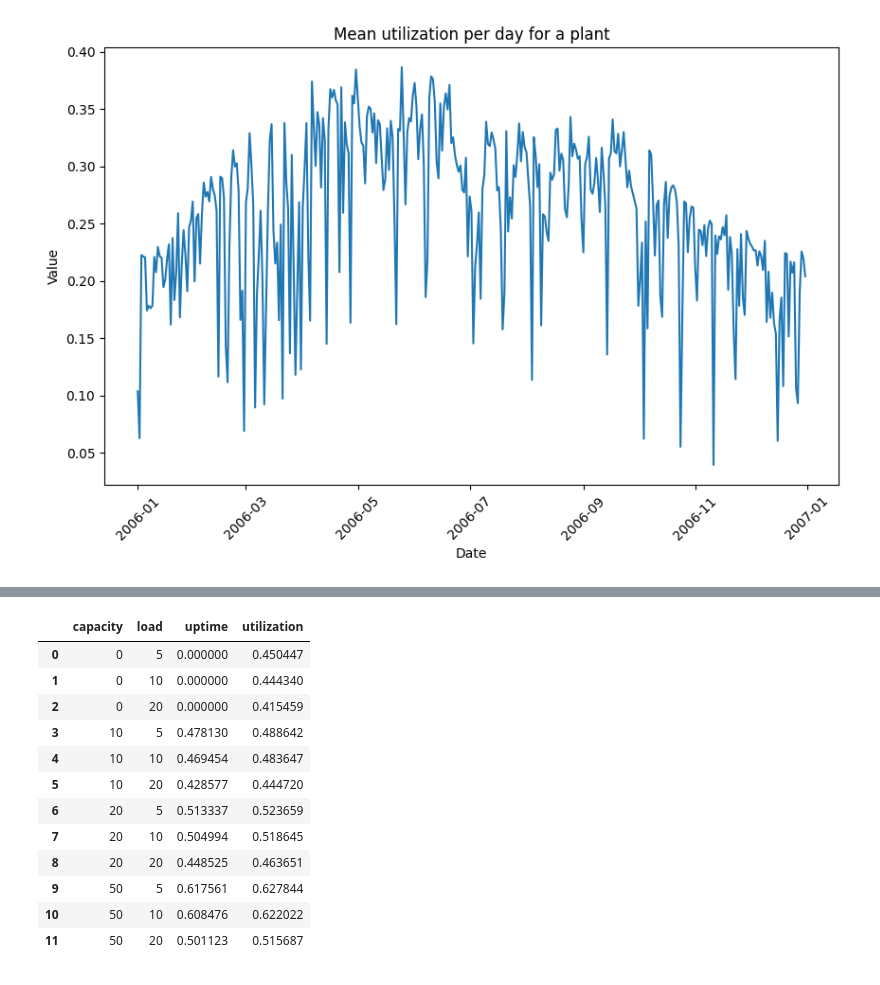
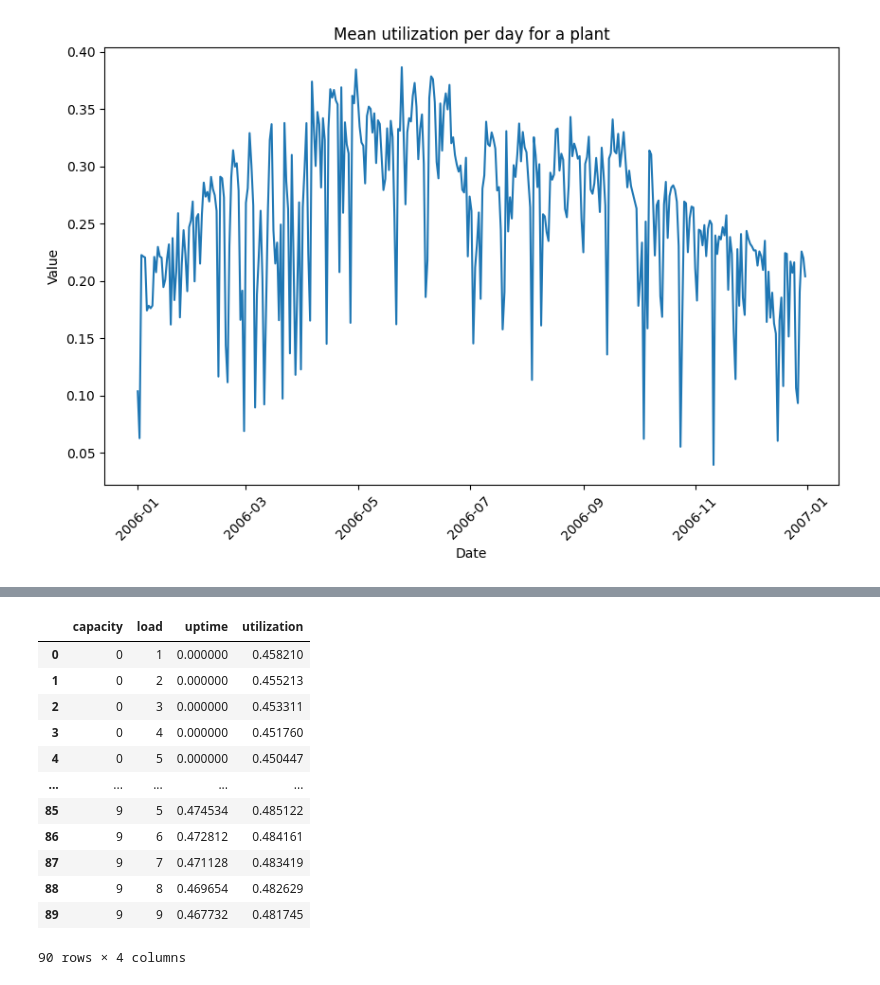
Before and after one commit to alecchendev/solar, a Jupyter notebook: solar_modeling.ipynb, the cells around one changed output, grey strips where cells are left out. Drawn from its saved outputs; the diff is of its cells as text; code cells hidden in the pictures.

```diff
--- a/solar_modeling.ipynb
+++ b/solar_modeling.ipynb
@@ -564,11 +590,11 @@ def uptime_with_battery(caps: np.array, loads: np.array, sol: np.array) -> pd.Da
     Can also simulate as no battery system if caps are all zero.
 
     Parameters:
-    caps (list or array): List of battery capacities (kWh).
-    loads (list or array): List of load demands (kW).
-    sol (list or array): Solar generation (kW) over time steps.
+    caps (list or array): List of battery capacities (xWh).
+    loads (list or array): List of load demands (xW).
+    sol (list or array): Solar generation (xW) over time steps.
 
-    Important thing here is that all parameters are in the same kW vs mW unit.
+    Important thing here is that all parameters are in the same kW vs mW vs etc. unit.
 
     Returns:
     numpy.ndarray: Array with shape (4, len(caps), len(loads)) containing:
@@ -650,7 +722,7 @@ assert no_battery_example.iloc[0]["uptime"] == 0.
 # %%
 %%time
-caps = np.array([0, 10, 20, 50])
-loads = np.array([5, 10, 20])
+caps = np.array(list(range(10)))
+loads = np.array(list(range(1, 10)))
 # sol = np.random.rand(8760) * 15  # 8760 hours of random solar data
 sol = df["power_mw"]
 result = uptime_with_battery(caps, loads, sol)
@@ -661,13 +733,13 @@ Wall time: 2.94 s
 |  | capacity | load | uptime | utilization |
-| 0 | 0 | 5 | 0.000000 | 0.450447 |
-| 1 | 0 | 10 | 0.000000 | 0.444340 |
-| 2 | 0 | 20 | 0.000000 | 0.415459 |
-| 3 | 10 | 5 | 0.478130 | 0.488642 |
-| 4 | 10 | 10 | 0.469454 | 0.483647 |
-| 5 | 10 | 20 | 0.428577 | 0.444720 |
-| 6 | 20 | 5 | 0.513337 | 0.523659 |
-| 7 | 20 | 10 | 0.504994 | 0.518645 |
-| 8 | 20 | 20 | 0.448525 | 0.463651 |
-| 9 | 50 | 5 | 0.617561 | 0.627844 |
-| 10 | 50 | 10 | 0.608476 | 0.622022 |
-| 11 | 50 | 20 | 0.501123 | 0.515687 |
+| 0 | 0 | 1 | 0.000000 | 0.458210 |
+| 1 | 0 | 2 | 0.000000 | 0.455213 |
+| 2 | 0 | 3 | 0.000000 | 0.453311 |
+| 3 | 0 | 4 | 0.000000 | 0.451760 |
+| 4 | 0 | 5 | 0.000000 | 0.450447 |
+| ... | ... | ... | ... | ... |
+| 85 | 9 | 5 | 0.474534 | 0.485122 |
+| 86 | 9 | 6 | 0.472812 | 0.484161 |
+| 87 | 9 | 7 | 0.471128 | 0.483419 |
+| 88 | 9 | 8 | 0.469654 | 0.482629 |
+| 89 | 9 | 9 | 0.467732 | 0.481745 |
+90 rows × 4 columns
```
Also changed, not shown: parts of 29 cells of this notebook, 1 other file.
